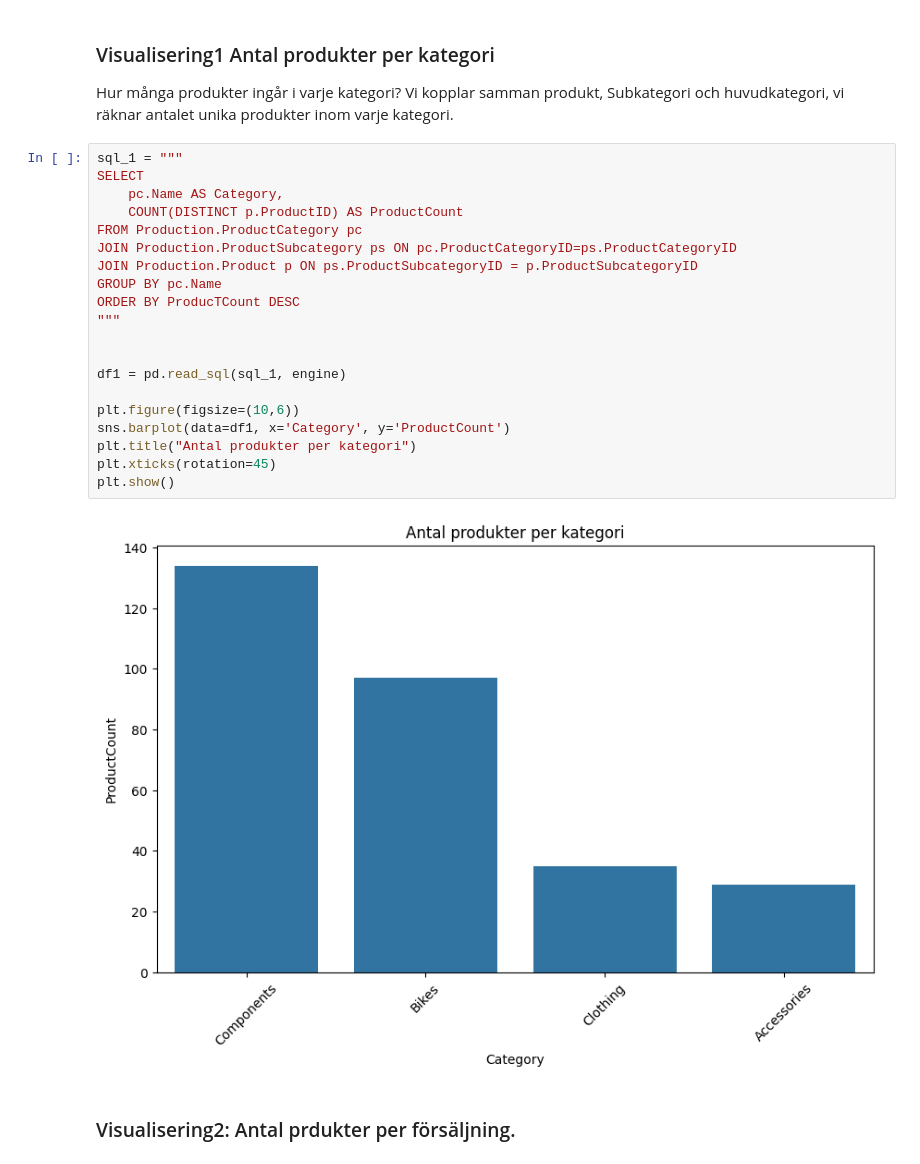
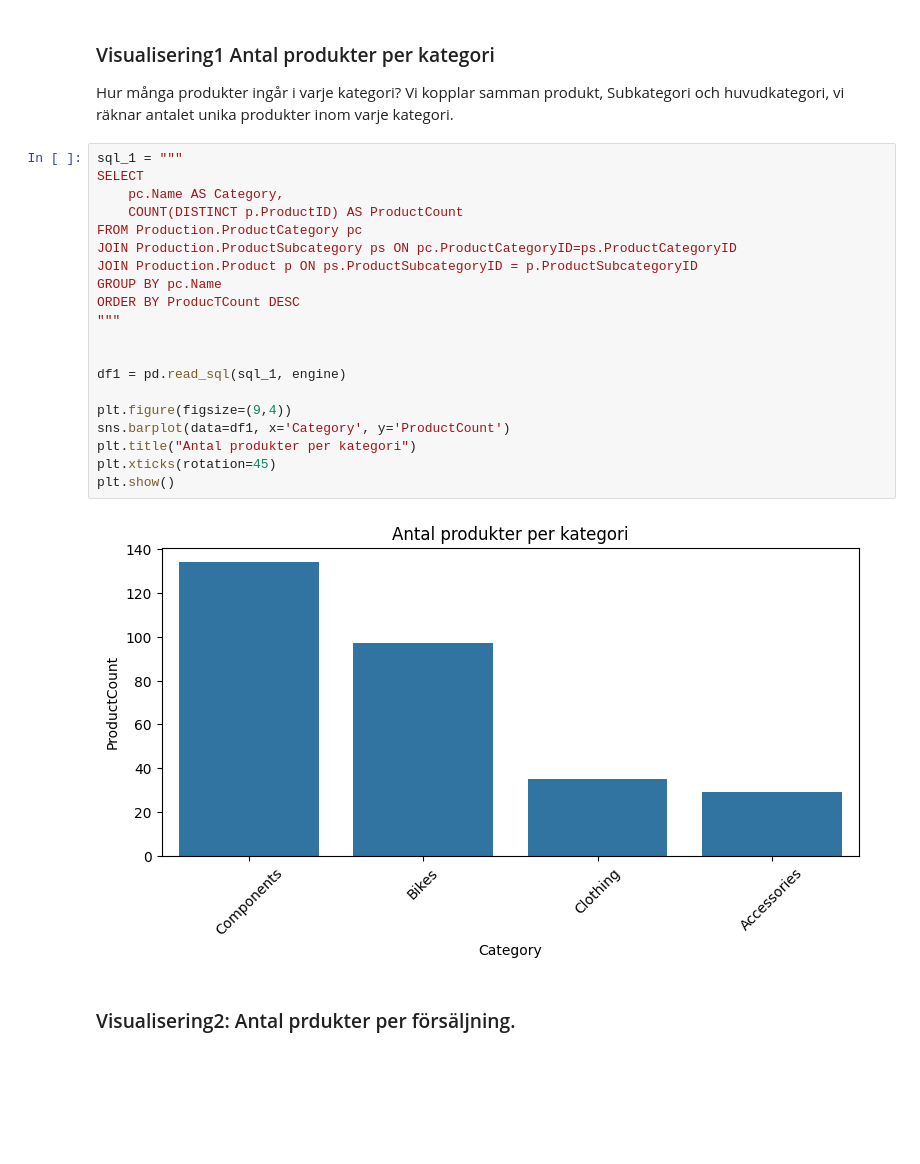
Before and after one commit to IrfanPallani/adventureworks_sanalysis, a Jupyter notebook: Forsaljnings_Analys.ipynb, the cells around one changed output. Cells and saved outputs as stored; diff of their text form; blank space fills up the shorter version.

```diff
--- a/Forsaljnings_Analys.ipynb
+++ b/Forsaljnings_Analys.ipynb
@@ -44,25 +44,25 @@ vi räknar antalet unika produkter inom varje kategori.
 # %%
 sql_1 = """
 SELECT
     pc.Name AS Category,
     COUNT(DISTINCT p.ProductID) AS ProductCount
 FROM Production.ProductCategory pc
 JOIN Production.ProductSubcategory ps ON pc.ProductCategoryID=ps.ProductCategoryID
 JOIN Production.Product p ON ps.ProductSubcategoryID = p.ProductSubcategoryID
 GROUP BY pc.Name
 ORDER BY ProducTCount DESC
 """
 
 
 df1 = pd.read_sql(sql_1, engine)
 
-plt.figure(figsize=(10,6))
+plt.figure(figsize=(9,4))
 sns.barplot(data=df1, x='Category', y='ProductCount')
 plt.title("Antal produkter per kategori")
 plt.xticks(rotation=45)
 plt.show()
 # %% [output]
-[figure, old version]
+[figure, new version]
 # %% [markdown]
 ### Visualisering2: Antal prdukter per försäljning.
 # %%
```
Also changed, not shown: parts of 3 cells of this notebook.
